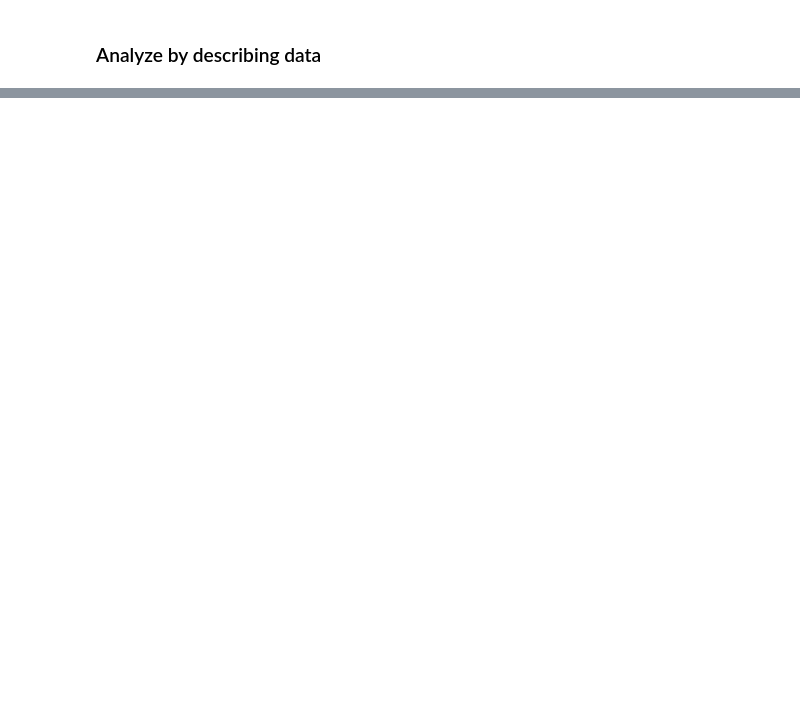
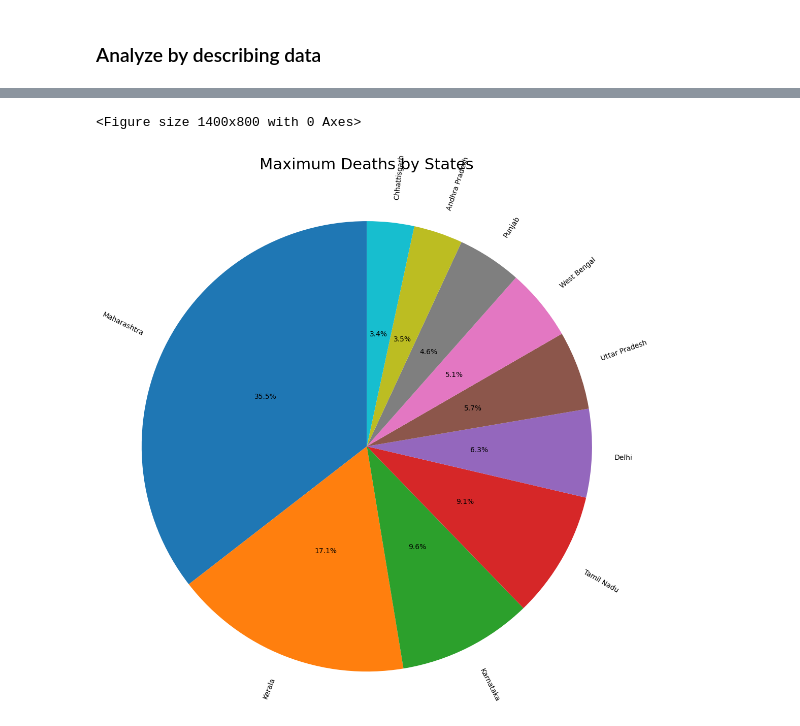
Before and after one commit to issa-kabore/Covid-19_EDA, a Jupyter notebook: Covid-19_EDA.ipynb, the cells around one changed output, grey strips where cells are left out. Cells and saved outputs as stored; diff of their text form; code cells hidden in the pictures; blank space fills up the shorter version.

```diff
--- a/Covid-19_EDA.ipynb
+++ b/Covid-19_EDA.ipynb
@@ -62,0 +144,6 @@ print(covid.columns.values)
+# %%
+# relationship between death and state
+data = pd.DataFrame()
+data['deaths'] = covid.sort_values('deaths',ascending=False).deaths.values[:10]
+data['state'] = covid.sort_values('deaths',ascending=False).state.values[:10]
+data
@@ -62,0 +236,12 @@ print(covid.columns.values)
+# %%
+# Top 10 states having the higest death count
+deaths,state=data['deaths'],data['state']
+plt.figure(figsize=(14,8))
+fig,ax3 = plt.subplots()
+title={'fontsize':22,'fontweight':55,'horizontalalignment':'center'}
+plt.title("Maximum Deaths by States",fontdict=title,pad=260)
+ax3.pie(deaths,labels=state,radius=3,autopct='%1.1f%%',pctdistance=.5,counterclock=True,rotatelabels=30,startangle=90)
+plt.show()
+# %% [output]
+<Figure size 1400x800 with 0 Axes>
+[figure, added]
```
Also changed, not shown: parts of 20 cells of this notebook, 4 other files.
